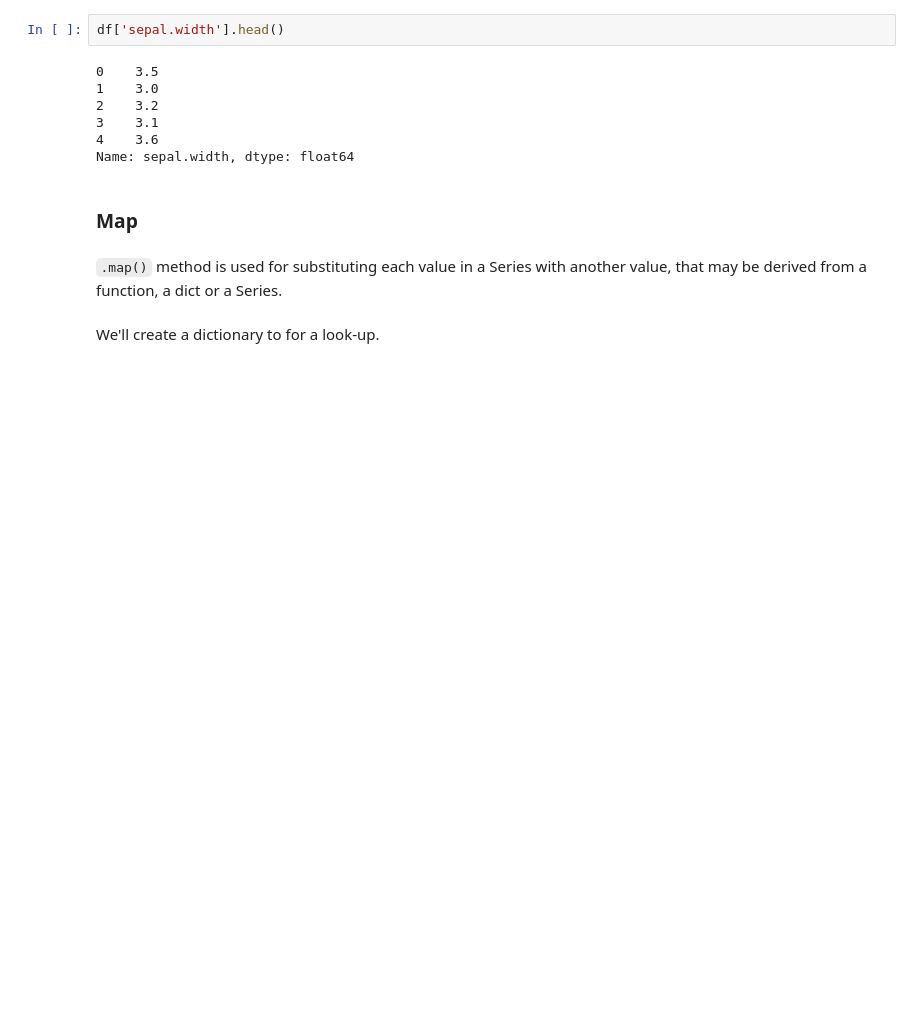
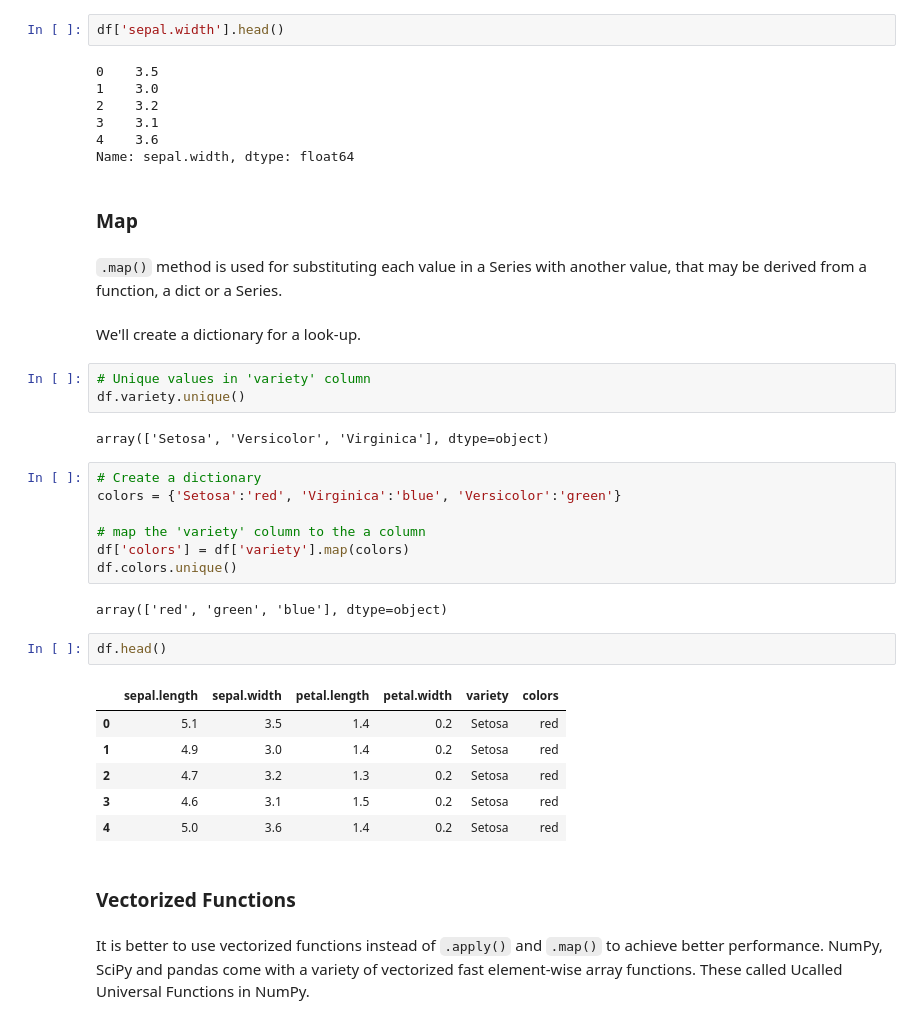
Before and after one commit to kaymal/python-teach, a Jupyter notebook: Python for Data Science/Manipulating DataFrames with Pandas.ipynb, the cells around one changed output. Cells and saved outputs as stored; diff of their text form; blank space fills up the shorter version.

```diff
--- a/Python for Data Science/Manipulating DataFrames with Pandas.ipynb
+++ b/Python for Data Science/Manipulating DataFrames with Pandas.ipynb
@@ -200,4 +205,31 @@ Name: sepal.width, dtype: float64
 # %% [markdown]
 `.map()` method is used for substituting each value in a Series with another value, that may be derived from a function, a dict or a Series.
 # %% [markdown]
-We'll create a dictionary to for a look-up.
+We'll create a dictionary for a look-up.
+# %%
+# Unique values in 'variety' column
+df.variety.unique()
+# %% [output]
+array(['Setosa', 'Versicolor', 'Virginica'], dtype=object)
+# %%
+# Create a dictionary
+colors = {'Setosa':'red', 'Virginica':'blue', 'Versicolor':'green'}
+
+# map the 'variety' column to the a column
+df['colors'] = df['variety'].map(colors)
+df.colors.unique()
+# %% [output]
+array(['red', 'green', 'blue'], dtype=object)
+# %%
+df.head()
+# %% [output]
+|  | sepal.length | sepal.width | petal.length | petal.width | variety | colors |
+| 0 | 5.1 | 3.5 | 1.4 | 0.2 | Setosa | red |
+| 1 | 4.9 | 3.0 | 1.4 | 0.2 | Setosa | red |
+| 2 | 4.7 | 3.2 | 1.3 | 0.2 | Setosa | red |
+| 3 | 4.6 | 3.1 | 1.5 | 0.2 | Setosa | red |
+| 4 | 5.0 | 3.6 | 1.4 | 0.2 | Setosa | red |
+# %% [markdown]
+### Vectorized Functions
+# %% [markdown]
+It is better to use vectorized functions instead of `.apply()` and `.map()` to achieve better performance. NumPy, SciPy and pandas come with a variety of vectorized fast element-wise array functions. These called Ucalled Universal Functions in NumPy.
```
Also changed, not shown: parts of 24 cells of this notebook.
